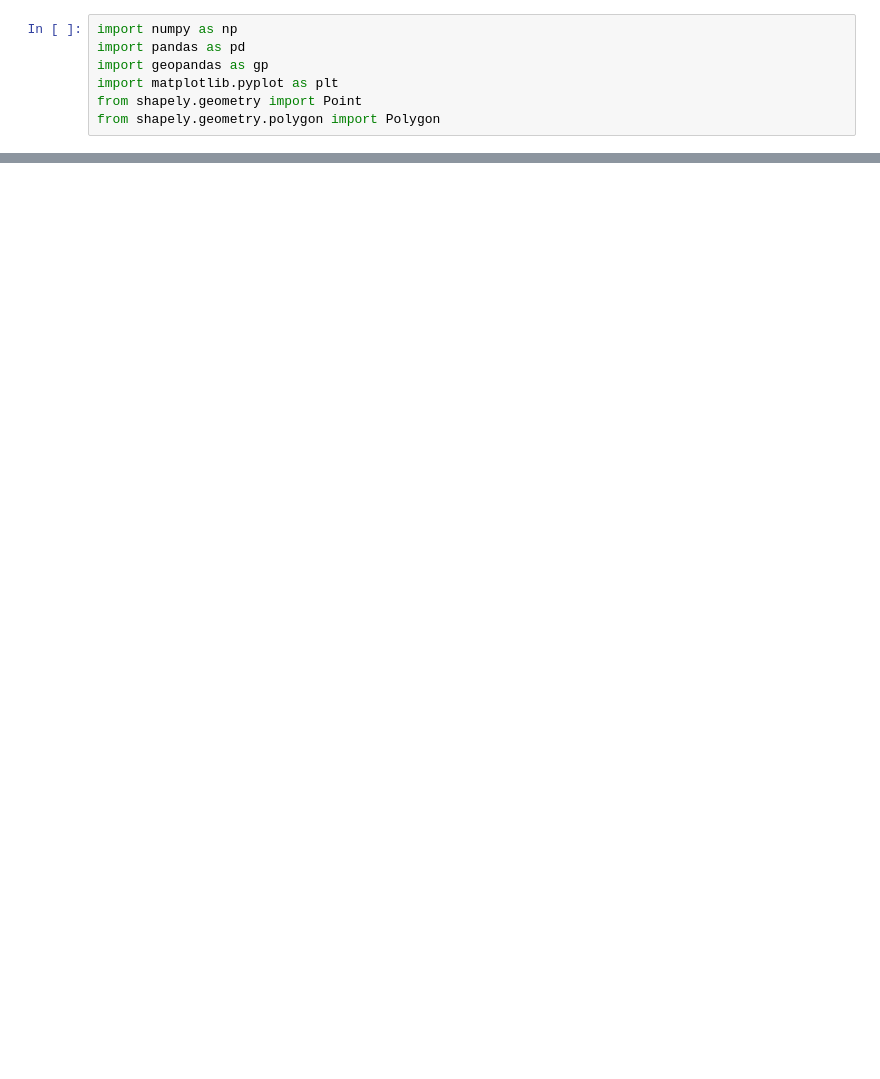
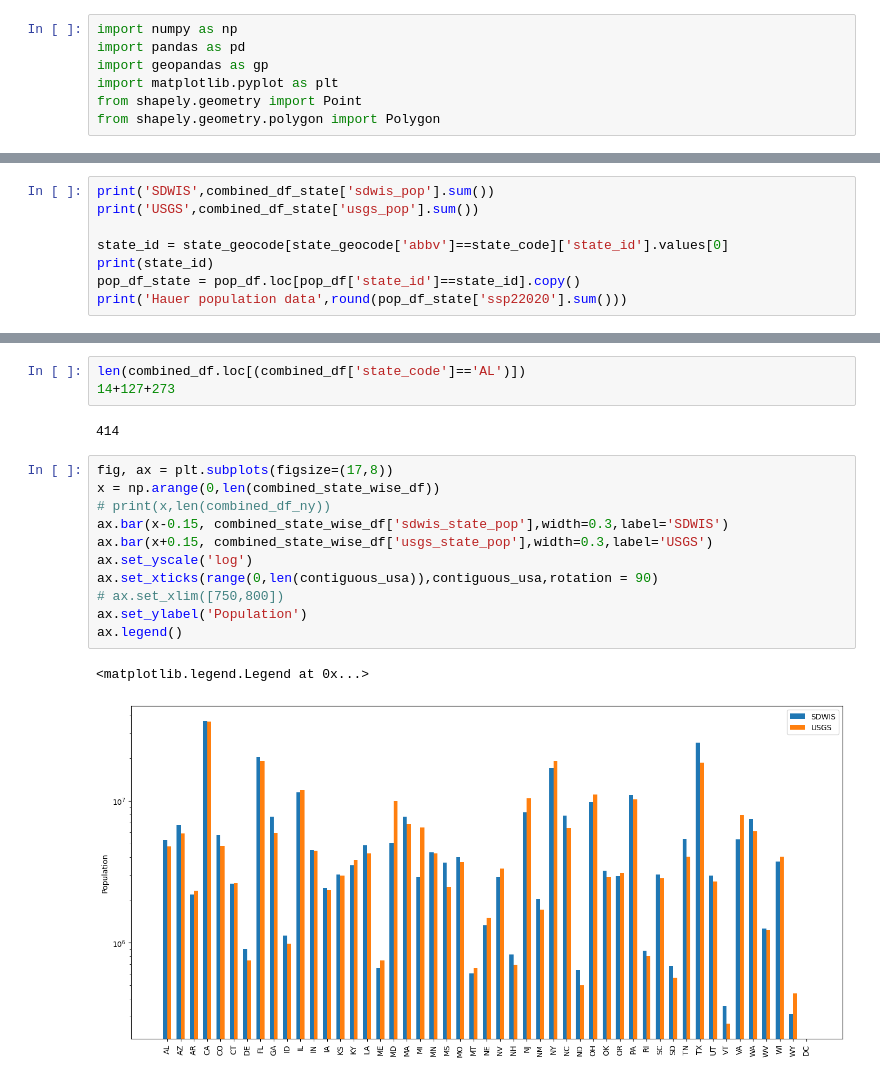
Before and after one commit to MuktaHardikar/WaterTAP3, a Jupyter notebook: watertap3/watertap3/usgs_2020.ipynb, the cells around one changed output, grey strips where cells are left out. Cells and saved outputs as stored; diff of their text form; blank space fills up the shorter version.

```diff
--- a/watertap3/watertap3/usgs_2020.ipynb
+++ b/watertap3/watertap3/usgs_2020.ipynb
@@ -19,0 +152,8 @@ us_states = us_states.to_crs("EPSG:4326")
+# %%
+print('SDWIS',combined_df_state['sdwis_pop'].sum())
+print('USGS',combined_df_state['usgs_pop'].sum())
+
+state_id = state_geocode[state_geocode['abbv']==state_code]['state_id'].values[0]
+print(state_id)
+pop_df_state = pop_df.loc[pop_df['state_id']==state_id].copy()
+print('Hauer population data',round(pop_df_state['ssp22020'].sum()))
@@ -19,0 +257,19 @@ us_states = us_states.to_crs("EPSG:4326")
+# %%
+len(combined_df.loc[(combined_df['state_code']=='AL')])
+14+127+273
+# %% [output]
+414
+# %%
+fig, ax = plt.subplots(figsize=(17,8))
+x = np.arange(0,len(combined_state_wise_df))
+# print(x,len(combined_df_ny))
+ax.bar(x-0.15, combined_state_wise_df['sdwis_state_pop'],width=0.3,label='SDWIS')
+ax.bar(x+0.15, combined_state_wise_df['usgs_state_pop'],width=0.3,label='USGS')
+ax.set_yscale('log')
+ax.set_xticks(range(0,len(contiguous_usa)),contiguous_usa,rotation = 90)
+# ax.set_xlim([750,800])
+ax.set_ylabel('Population')
+ax.legend()
+# %% [output]
+<matplotlib.legend.Legend at 0x...>
+[figure, added]
```
Also changed, not shown: parts of 31 cells of this notebook.
